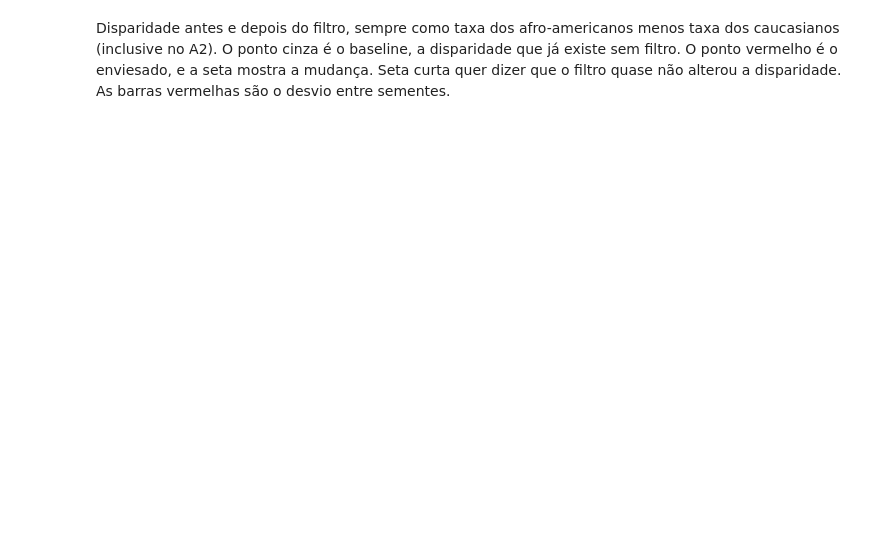
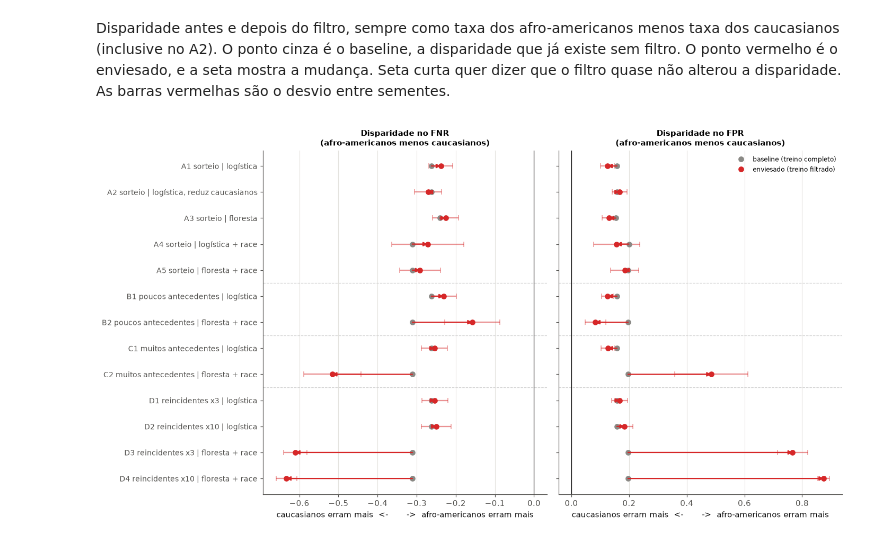
Before and after one commit to ibgrilo/predictive-justice-bias-analysis, a Jupyter notebook: notebooks/cenario5_compas.ipynb, the cells around one changed output. Drawn from its saved outputs; the diff is of its cells as text; code cells hidden in the pictures; blank space fills up the shorter version.

```diff
--- a/notebooks/cenario5_compas.ipynb
+++ b/notebooks/cenario5_compas.ipynb
@@ -317,32 +530,38 @@ gap_mean = gap.groupby(["caso", "modelo"]).mean()
 gap_std = gap.groupby(["caso", "modelo"]).std()
 
 fig, axes = plt.subplots(1, 2, figsize=(13, 7), sharey=True)
+for ax in axes:
+    ax.grid(axis="x")
+    ax.grid(axis="y", visible=False)
 case_names = list(CASES)
 for ax, metric in zip(axes, ["FNR", "FPR"]):
     for i, case in enumerate(case_names):
         start = gap_mean.loc[(case, "baseline"), metric]
         end = gap_mean.loc[(case, "enviesado"), metric]
         err = gap_std.loc[(case, "enviesado"), metric]
         ax.annotate("", xy=(end, i), xytext=(start, i),
                     arrowprops=dict(arrowstyle="-|>", color="tab:red", lw=1.5, shrinkA=0, shrinkB=0))
         ax.errorbar(end, i, xerr=err, fmt="none", ecolor="tab:red", capsize=3, alpha=0.5)
-        ax.plot(start, i, "o", color="gray")
+        ax.plot(start, i, "o", color="#8a8985")
         ax.plot(end, i, "o", color="tab:red")
         if i and case[0] != case_names[i - 1][0]:
             ax.axhline(i - 0.5, color="lightgray", linestyle="--", linewidth=0.8)
     ax.axvline(0, color="black", linewidth=0.8)
     ax.set_title(f"Disparidade no {metric}\n(afro-americanos menos caucasianos)", fontsize=10)
     ax.set_xlabel("caucasianos erram mais  <-       ->  afro-americanos erram mais")
 
 axes[0].set_yticks(range(len(case_names)))
 axes[0].set_yticklabels(case_names, fontsize=9)
 axes[0].invert_yaxis()
 axes[1].legend(
     handles=[
-        Line2D([], [], marker="o", color="gray", linestyle="", label="baseline (treino completo)"),
+        Line2D([], [], marker="o", color="#8a8985", linestyle="", label="baseline (treino completo)"),
         Line2D([], [], marker="o", color="tab:red", linestyle="", label="enviesado (treino filtrado)"),
     ],
     loc="upper right", fontsize=8,
 )
 plt.tight_layout()
+save_fig(fig, "disparidade_setas")
 plt.show()
+# %% [output]
+[figure, added]
```
Also changed, not shown: parts of 17 cells of this notebook, 2 other files.
